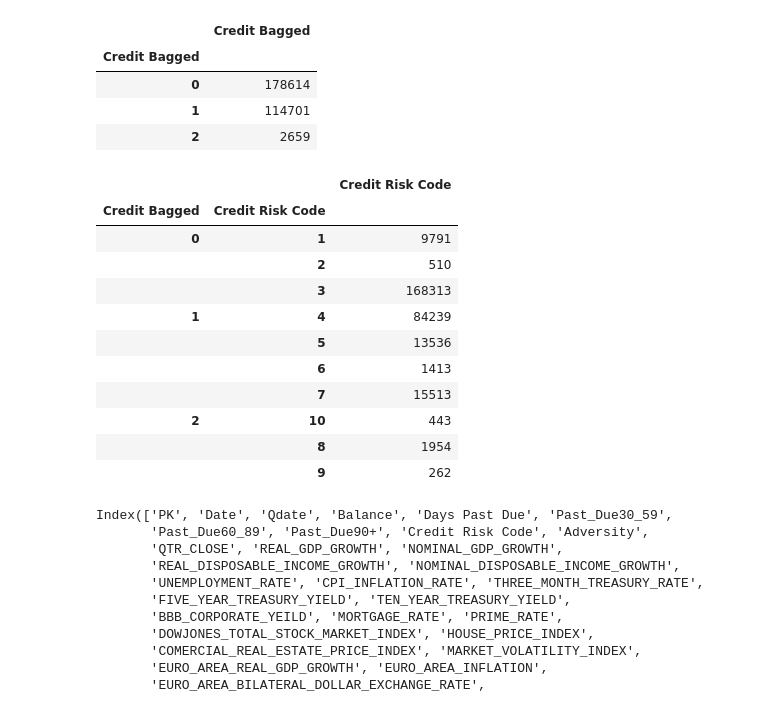
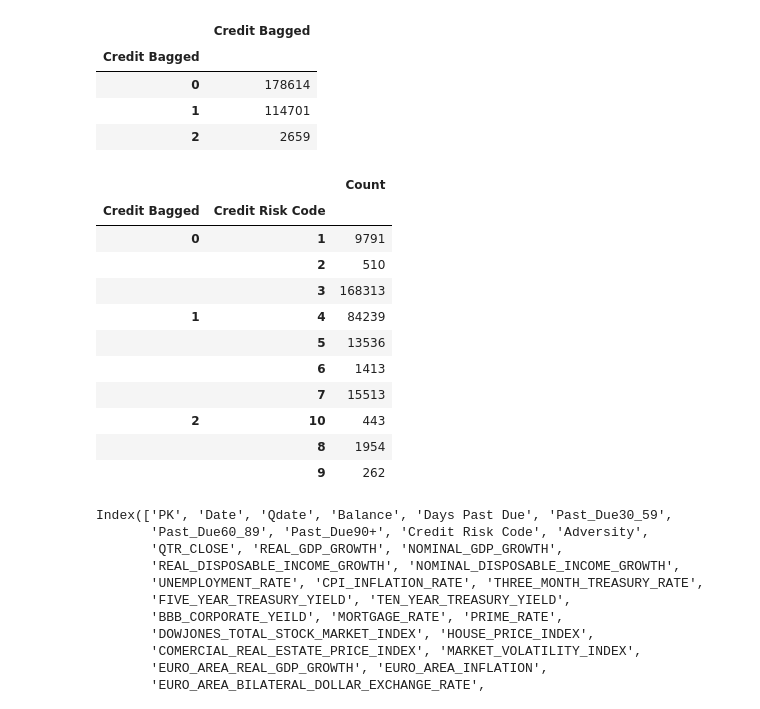
Before and after one commit to rogo10/Loan-Project, a Jupyter notebook: Clustering of Credit Risk Code.ipynb, the cells around one changed output. Cells and saved outputs as stored; diff of their text form; code cells hidden in the pictures.

```diff
--- a/Clustering of Credit Risk Code.ipynb
+++ b/Clustering of Credit Risk Code.ipynb
@@ -50,9 +46,11 @@ is deprecated and will be removed in a future version
 | 1 | 114701 |
 | 2 | 2659 |
 # %%
-df.groupby(['Credit Bagged', 'Credit Risk Code']).agg({'Credit Risk Code':'count'})
+group = df.groupby(['Credit Bagged', 'Credit Risk Code']).agg({'Credit Risk Code':'count'})
+group.columns = ['Count']
+group
 # %% [output]
-|  |  | Credit Risk Code |
+|  |  | Count |
 | Credit Bagged | Credit Risk Code |  |
 | 0 | 1 | 9791 |
 |  | 2 | 510 |
```
Also changed, not shown: parts of 9 cells of this notebook.
